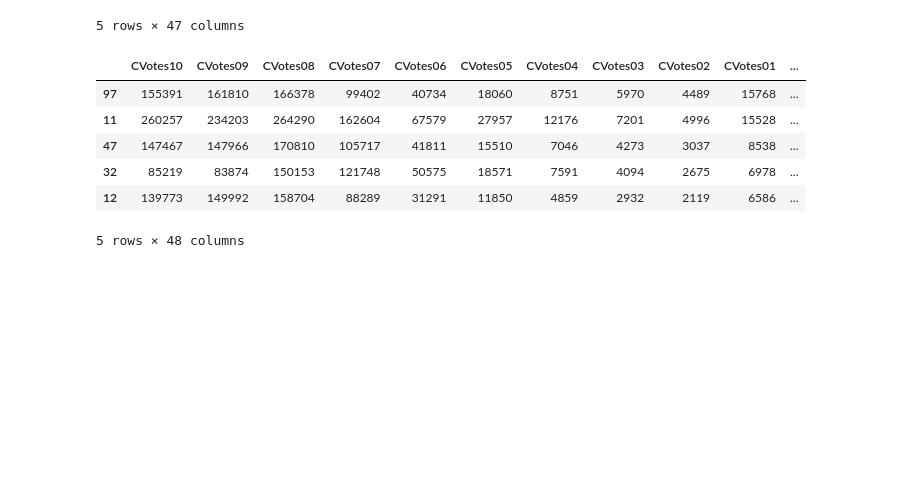
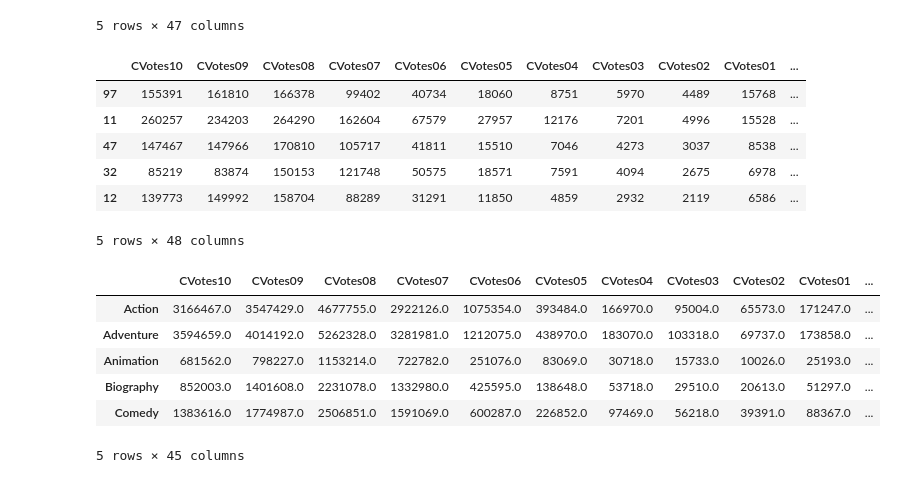
Before and after one commit to TenoNadar/Movie-Ratings, a Jupyter notebook: Movie Ratings.ipynb, the cells around one changed output. Saved outputs shown, nothing was run; the diff lists cells and outputs as text; code cells hidden in the pictures; blank space fills up the shorter version.

```diff
--- a/Movie Ratings.ipynb
+++ b/Movie Ratings.ipynb
@@ -283,3 +283,19 @@ df_by_genre.head()
 5 rows × 48 columns
 # %%
 df_grp1=df_by_genre.groupby("genre_1").aggregate(np.sum)
+df_grp2=df_by_genre.groupby("genre_2").aggregate(np.sum)
+df_grp3=df_by_genre.groupby("genre_3").aggregate(np.sum)
+# %%
+df_add=df_grp1.add(df_grp2,fill_value=0)
+# %%
+df_add=df_add.add(df_grp3,fill_value=0)
+# %%
+df_add.head()
+# %% [output]
+|  | CVotes10 | CVotes09 | CVotes08 | CVotes07 | CVotes06 | CVotes05 | CVotes04 | CVotes03 | CVotes02 | CVotes01 | ... |
+| Action | 3166467.0 | 3547429.0 | 4677755.0 | 2922126.0 | 1075354.0 | 393484.0 | 166970.0 | 95004.0 | 65573.0 | 171247.0 | ... |
+| Adventure | 3594659.0 | 4014192.0 | 5262328.0 | 3281981.0 | 1212075.0 | 438970.0 | 183070.0 | 103318.0 | 69737.0 | 173858.0 | ... |
+| Animation | 681562.0 | 798227.0 | 1153214.0 | 722782.0 | 251076.0 | 83069.0 | 30718.0 | 15733.0 | 10026.0 | 25193.0 | ... |
+| Biography | 852003.0 | 1401608.0 | 2231078.0 | 1332980.0 | 425595.0 | 138648.0 | 53718.0 | 29510.0 | 20613.0 | 51297.0 | ... |
+| Comedy | 1383616.0 | 1774987.0 | 2506851.0 | 1591069.0 | 600287.0 | 226852.0 | 97469.0 | 56218.0 | 39391.0 | 88367.0 | ... |
+5 rows × 45 columns
```
